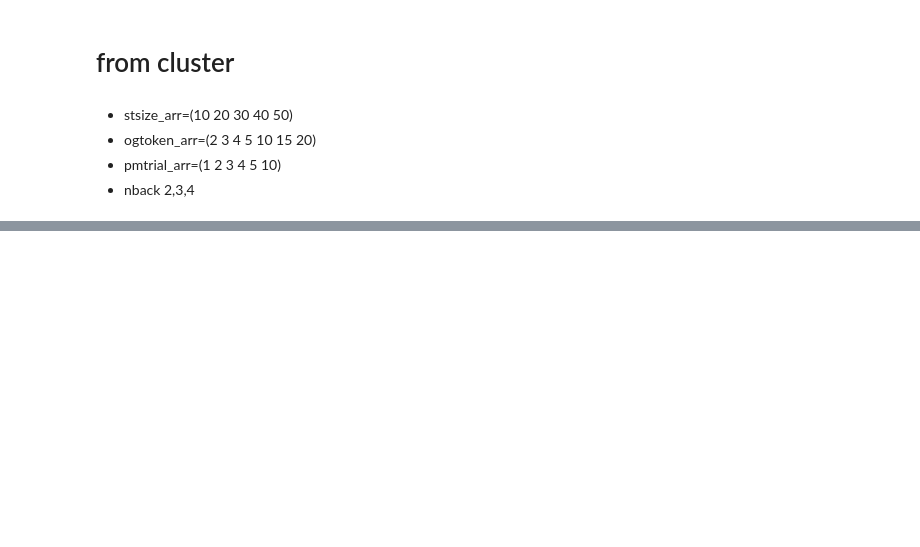
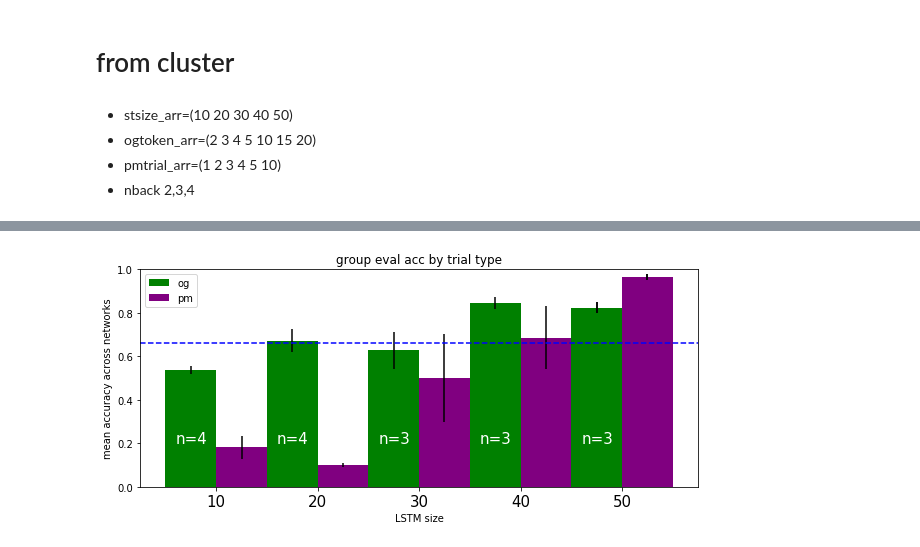
Before and after one commit to andrebeu/epm, a Jupyter notebook: dual PM task.ipynb, the cells around one changed output, grey strips where cells are left out. Cells and saved outputs as stored; diff of their text form; code cells hidden in the pictures; blank space fills up the shorter version.

```diff
--- a/dual PM task.ipynb
+++ b/dual PM task.ipynb
@@ -188,0 +197,7 @@ for idx,(ogtokens,pmtrials) in enumerate(product(ogtokenL,pmtrialL)):
+# %%
+stsize = 10
+nback = 2
+ogtokens = 5
+pmtrials = 3
+stsizeL = [10,20]
+nback = [2,3]
@@ -188,0 +219,56 @@ for idx,(ogtokens,pmtrials) in enumerate(product(ogtokenL,pmtrialL)):
+# %%
+plt.figure(figsize=(10,4))
+ax = plt.gca()
+og_trials = [8,9]
+pm_trials = [10,15]
+
+stsizeL = [10,20,30,40,50]
+nback = 2
+ogtokens = 3
+pmtrials = 4
+
+for group_id,stsize in enumerate(stsizeL):
+  fpathL = glob("model_data/nback+pm/"+\
+            "lstm_%i-nback_%i-ogtokens_%i-pmtrials_%i-seed_?-eval_acc.npy"%(
+              stsize,nback,ogtokens,pmtrials))
+
+  # load group data
+  eval_itr = 500
+  ntrials = 20
+  nnets = len(fpathL)
+  group_data = -np.ones([nnets,eval_itr,ntrials])
+  for net_id,fpath in enumerate(fpathL):
+    sub_data = np.load(fpath)
+    group_data[net_id] = sub_data
+
+  # compute means
+  net_acc = group_data.mean(1)
+  net_og_acc = net_acc[:,og_trials].mean(1)
+  net_pm_acc = net_acc[:,pm_trials].mean(1)
+
+  M_og = net_og_acc.mean()
+  M_pm = net_pm_acc.mean()
+  S_og = net_og_acc.std()/np.sqrt(nnets)
+  S_pm = net_pm_acc.std()/np.sqrt(nnets)
+
+  # plot
+  ax.bar(group_id,M_og,yerr=S_og,width=.5,color='g')
+  ax.bar(group_id+0.5,M_pm,yerr=S_pm,width=.5,color='purple')
+  ax.text(group_id-.15,0.2,"n=%i"%nnets,color='white',size=15)
+
+ax.bar(group_id,M_og,yerr=S_og,width=.5,color='g',label='og')
+ax.bar(group_id+0.5,M_pm,yerr=S_pm,width=.5,color='purple',label='pm')
+
+ax.set_label('abc')
+plt.legend()
+ax.set_ylim(0,1)
+ax.axhline(0.66,c='blue',ls='--')
+ax.set_xticks(np.arange(len(stsizeL))+.25)
+ax.set_xticklabels(stsizeL,fontsize=15)
+ax.set_ylabel('mean accuracy across networks')
+ax.set_xlabel('LSTM size')
+
+plt.title('group eval acc by trial type')
+plt.savefig('figures/nback+pm/eval_acc_by_trial_type')
+# %% [output]
+[figure, added]
```
Also changed, not shown: parts of 4 cells of this notebook, 6 other files.
